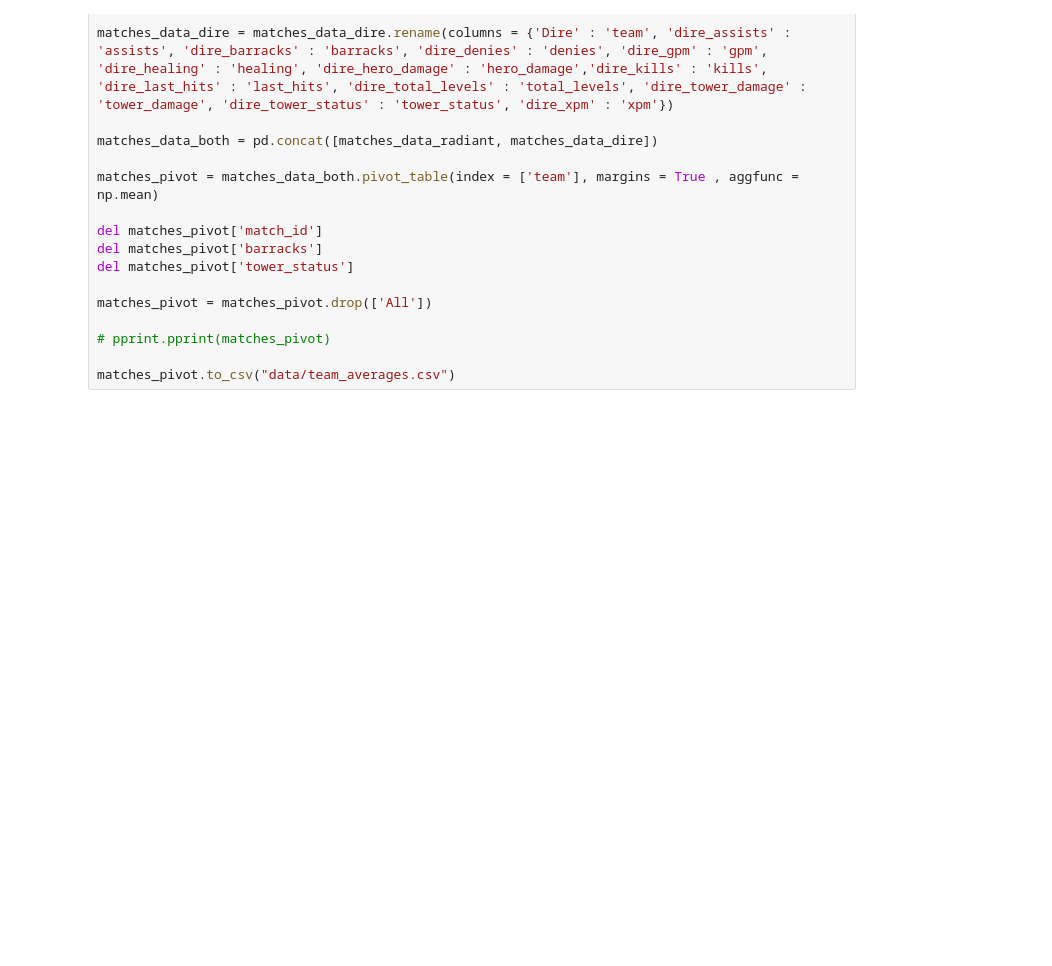
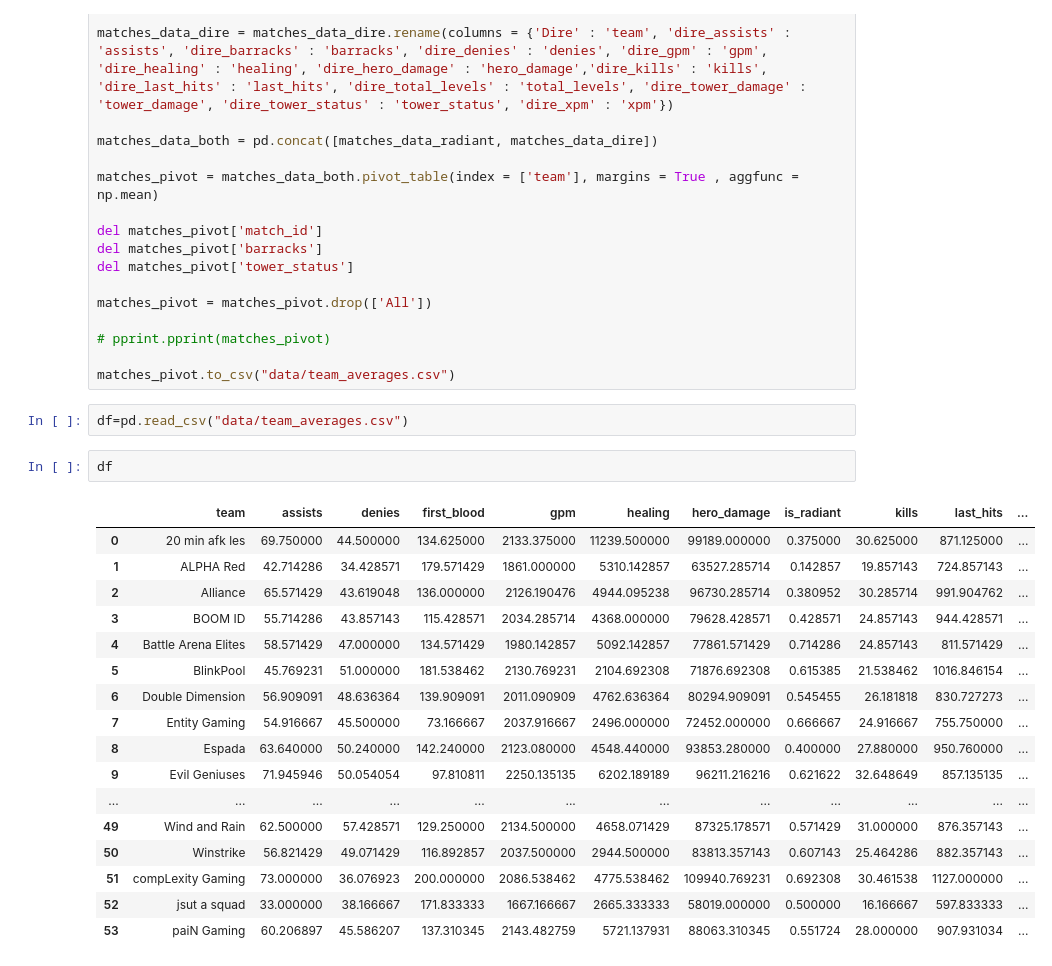
Before and after one commit to jonathanklinn/Dota-2-Predicator, a Jupyter notebook: Test Team Avg.ipynb, the cells around one changed output. Drawn from its saved outputs; the diff is of its cells as text; blank space fills up the shorter version.

Commit message:
add more data, better results

```diff
--- a/Test Team Avg.ipynb
+++ b/Test Team Avg.ipynb
@@ -56,3 +56,25 @@ matches_pivot = matches_pivot.drop(['All'])
 # pprint.pprint(matches_pivot)
 
 matches_pivot.to_csv("data/team_averages.csv")
+# %%
+df=pd.read_csv("data/team_averages.csv")
+# %%
+df
+# %% [output]
+|  | team | assists | denies | first_blood | gpm | healing | hero_damage | is_radiant | kills | last_hits | ... |
+| 0 | 20 min afk les | 69.750000 | 44.500000 | 134.625000 | 2133.375000 | 11239.500000 | 99189.000000 | 0.375000 | 30.625000 | 871.125000 | ... |
+| 1 | ALPHA Red | 42.714286 | 34.428571 | 179.571429 | 1861.000000 | 5310.142857 | 63527.285714 | 0.142857 | 19.857143 | 724.857143 | ... |
+| 2 | Alliance | 65.571429 | 43.619048 | 136.000000 | 2126.190476 | 4944.095238 | 96730.285714 | 0.380952 | 30.285714 | 991.904762 | ... |
+| 3 | BOOM ID | 55.714286 | 43.857143 | 115.428571 | 2034.285714 | 4368.000000 | 79628.428571 | 0.428571 | 24.857143 | 944.428571 | ... |
+| 4 | Battle Arena Elites | 58.571429 | 47.000000 | 134.571429 | 1980.142857 | 5092.142857 | 77861.571429 | 0.714286 | 24.857143 | 811.571429 | ... |
+| 5 | BlinkPool | 45.769231 | 51.000000 | 181.538462 | 2130.769231 | 2104.692308 | 71876.692308 | 0.615385 | 21.538462 | 1016.846154 | ... |
+| 6 | Double Dimension | 56.909091 | 48.636364 | 139.909091 | 2011.090909 | 4762.636364 | 80294.909091 | 0.545455 | 26.181818 | 830.727273 | ... |
+| 7 | Entity Gaming | 54.916667 | 45.500000 | 73.166667 | 2037.916667 | 2496.000000 | 72452.000000 | 0.666667 | 24.916667 | 755.750000 | ... |
+| 8 | Espada | 63.640000 | 50.240000 | 142.240000 | 2123.080000 | 4548.440000 | 93853.280000 | 0.400000 | 27.880000 | 950.760000 | ... |
+| 9 | Evil Geniuses | 71.945946 | 50.054054 | 97.810811 | 2250.135135 | 6202.189189 | 96211.216216 | 0.621622 | 32.648649 | 857.135135 | ... |
+| ... | ... | ... | ... | ... | ... | ... | ... | ... | ... | ... | ... |
+| 49 | Wind and Rain | 62.500000 | 57.428571 | 129.250000 | 2134.500000 | 4658.071429 | 87325.178571 | 0.571429 | 31.000000 | 876.357143 | ... |
+| 50 | Winstrike | 56.821429 | 49.071429 | 116.892857 | 2037.500000 | 2944.500000 | 83813.357143 | 0.607143 | 25.464286 | 882.357143 | ... |
+| 51 | compLexity Gaming | 73.000000 | 36.076923 | 200.000000 | 2086.538462 | 4775.538462 | 109940.769231 | 0.692308 | 30.461538 | 1127.000000 | ... |
+| 52 | jsut a squad | 33.000000 | 38.166667 | 171.833333 | 1667.166667 | 2665.333333 | 58019.000000 | 0.500000 | 16.166667 | 597.833333 | ... |
+| 53 | paiN Gaming | 60.206897 | 45.586207 | 137.310345 | 2143.482759 | 5721.137931 | 88063.310345 | 0.551724 | 28.000000 | 907.931034 | ... |
```
Also changed, not shown: parts of 2 cells of this notebook, 28 other files.
